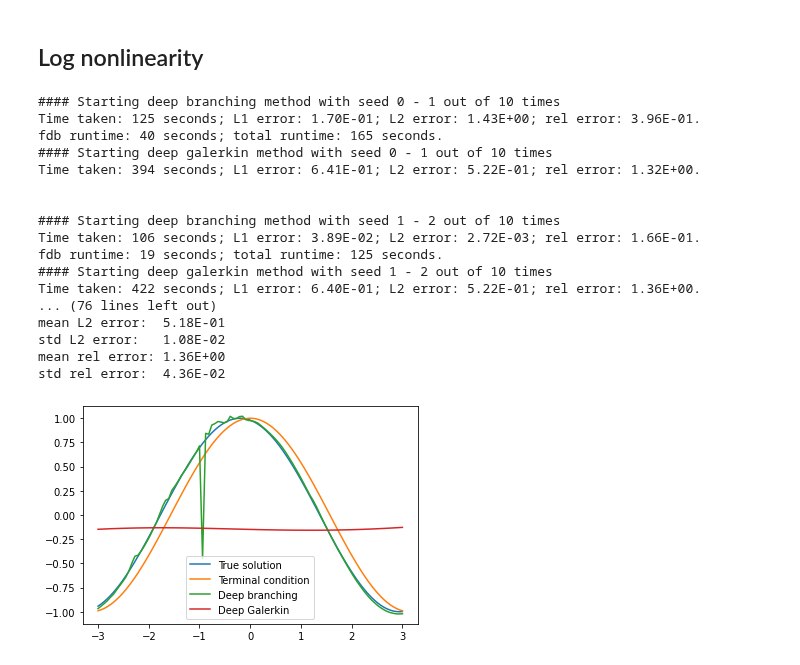
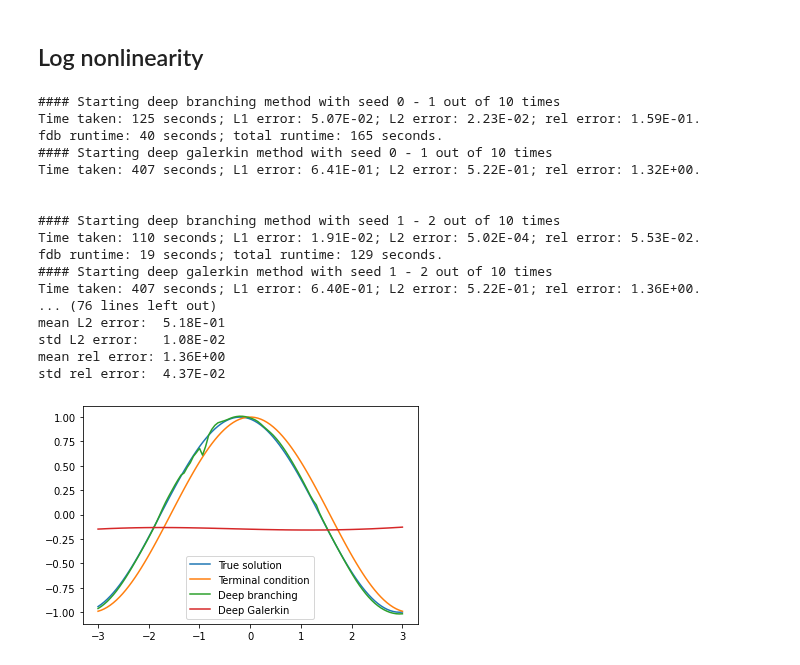
Before and after one commit to nguwijy/deep_branching, a Jupyter notebook: comparison_local.ipynb, the cells around one changed output. Cells and saved outputs as stored; diff of their text form; code cells hidden in the pictures.

Commit message:
test: update log example with outlier_percentile=5

```diff
--- a/comparison_local.ipynb
+++ b/comparison_local.ipynb
@@ -1244,30 +1244,34 @@ true = exact_example(t_lo, grid_d_dim, T)
 terminal = exact_example(T, grid_d_dim, T)
 # %%
 # Performance comparison
+#
+# choosing one percentile for removal of outlier in the case of branch_nb_path_per_state=50
+# does not completely remove any outlier
+# we have to choose five percentile in this case
 compare_performance(grid, grid_d_dim, grid_d_dim_with_t, t_lo, true, terminal=terminal, disable_bsde=True, # seeds=[7],
                     # disable_galerkin=True, verbose=True, debug_mode=True, disable_branch=True,
                     T=T, device=device, epochs=3000, fname="log",
                     branch_nb_states=1000, branch_nb_path_per_state=200,
                     branch_patches=1, branch_exponential_lambda=-math.log(.95)/T,
-                    branch_nb_states_per_batch=200,
+                    branch_nb_states_per_batch=200, outlier_percentile=5,
                     dgm_nb_states=10000, f_fun=f_example, dgm_f_fun=dgm_f_example,
                     deriv_map=deriv_map, dgm_deriv_map=dgm_deriv_map, phi_fun=phi_example)
 # %% [output]
 #### Starting deep branching method with seed 0 - 1 out of 10 times
-Time taken: 125 seconds; L1 error: 1.70E-01; L2 error: 1.43E+00; rel error: 3.96E-01.
+Time taken: 125 seconds; L1 error: 5.07E-02; L2 error: 2.23E-02; rel error: 1.59E-01.
 fdb runtime: 40 seconds; total runtime: 165 seconds.
 #### Starting deep galerkin method with seed 0 - 1 out of 10 times
-Time taken: 394 seconds; L1 error: 6.41E-01; L2 error: 5.22E-01; rel error: 1.32E+00.
+Time taken: 407 seconds; L1 error: 6.41E-01; L2 error: 5.22E-01; rel error: 1.32E+00.
 
 
 #### Starting deep branching method with seed 1 - 2 out of 10 times
-Time taken: 106 seconds; L1 error: 3.89E-02; L2 error: 2.72E-03; rel error: 1.66E-01.
-fdb runtime: 19 seconds; total runtime: 125 seconds.
+Time taken: 110 seconds; L1 error: 1.91E-02; L2 error: 5.02E-04; rel error: 5.53E-02.
+fdb runtime: 19 seconds; total runtime: 129 seconds.
 #### Starting deep galerkin method with seed 1 - 2 out of 10 times
-Time taken: 422 seconds; L1 error: 6.40E-01; L2 error: 5.22E-01; rel error: 1.36E+00.
+Time taken: 407 seconds; L1 error: 6.40E-01; L2 error: 5.22E-01; rel error: 1.36E+00.
 ... (76 lines left out)
 mean L2 error:  5.18E-01
 std L2 error:   1.08E-02
 mean rel error: 1.36E+00
-std rel error:  4.36E-02
+std rel error:  4.37E-02
-[figure, old version]
+[figure, new version]
```
Also changed, not shown: 4 other files.
